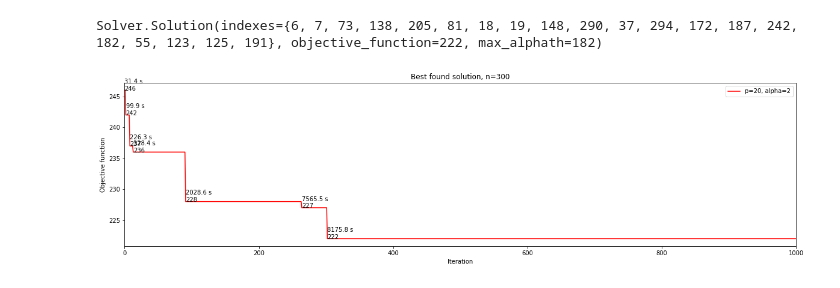
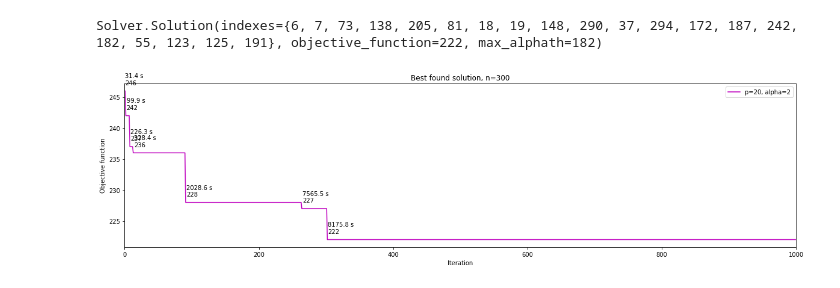
Before and after one commit to netotz/alpha-neighbor-p-center-problem, a Jupyter notebook: anpcp/igrasp.ipynb, the cells around one changed output. Saved outputs shown, nothing was run; the diff lists cells and outputs as text; code cells hidden in the pictures.

```diff
--- a/anpcp/igrasp.ipynb
+++ b/anpcp/igrasp.ipynb
@@ -1,11 +7,4 @@
 # %%
-from itertools import product
-
 from models import Instance
 
-
-instances = [
-    Instance.read(f'..\\data\\anpcp{n}_{i}.tsp')
-    for n, i in product((100, 500), range(20))
-]
-len(instances)
+instance_100 = Instance.read(f'..\\data\\anpcp{100}_{0}.tsp')
@@ -14,17 +11,12 @@ len(instances)
 # %%
 from models.solver import Solver
 
-
 solvers_100 = [
-    Solver(instances[0], 5, 2),
-    Solver(instances[0], 5, 3),
-    Solver(instances[0], 10, 2),
-    Solver(instances[0], 10, 3)
+    Solver(instance_100, 5, 2),
+    Solver(instance_100, 5, 3),
+    Solver(instance_100, 10, 2),
+    Solver(instance_100, 10, 3)
 ]
-
-solvers_500 = [
-    Solver(instances[-1], 25, 2)
-]
 # %%
 for solver in solvers_100:
     solver.grasp(2000, 0.4)
@@ -52,7 +44,7 @@ def plot_grasp_of(solvers: Sequence[Solver], colors: Sequence[str]) -> None:
                 plt.annotate(
                     f'{total_time:.1f} s\n{min_of}',
                     (i, min_of),
-                    xytext=(i, min_of)
+                    xytext=(i + 1, min_of + 1)
                 )
             of_values.append(min_of)
 
@@ -82,6 +74,6 @@ solver300.grasp(1000, 0.4)
 # %% [output]
 Solver.Solution(indexes={6, 7, 73, 138, 205, 81, 18, 19, 148, 290, 37, 294, 172, 187, 242, 182, 55, 123, 125, 191}, objective_function=222, max_alphath=182)
 # %%
-plot_grasp_of([solver300], ['r'])
+plot_grasp_of([solver300], ['m'])
 # %% [output]
-[figure, old version]
+[figure, new version]
```
Also changed, not shown: parts of 2 cells of this notebook.
